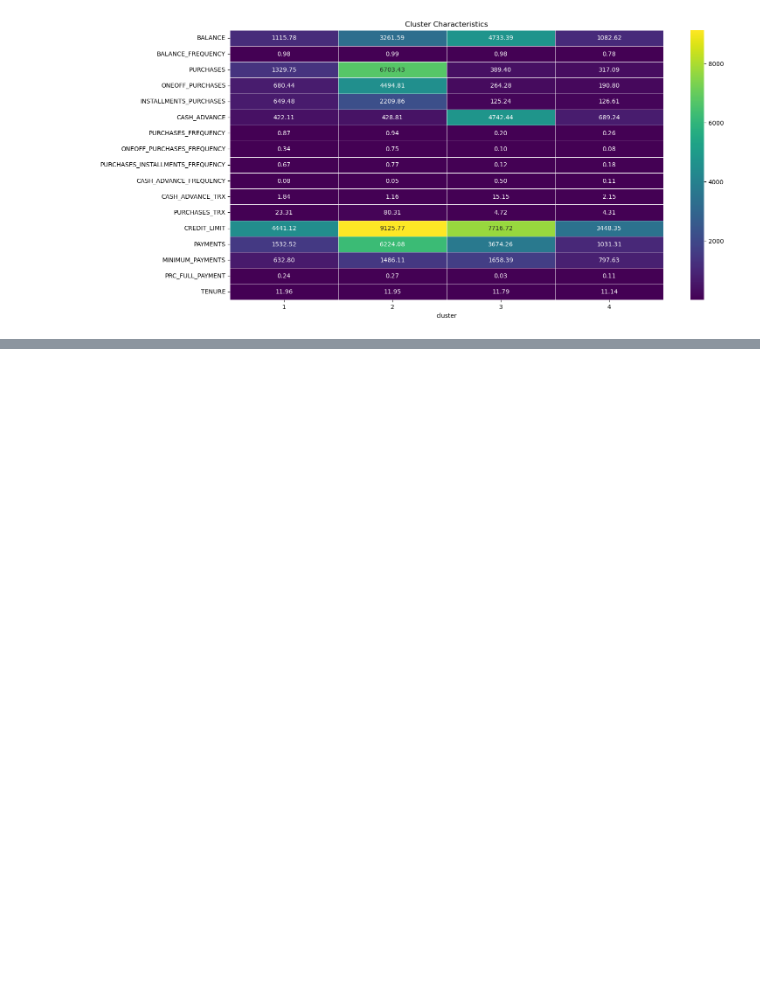
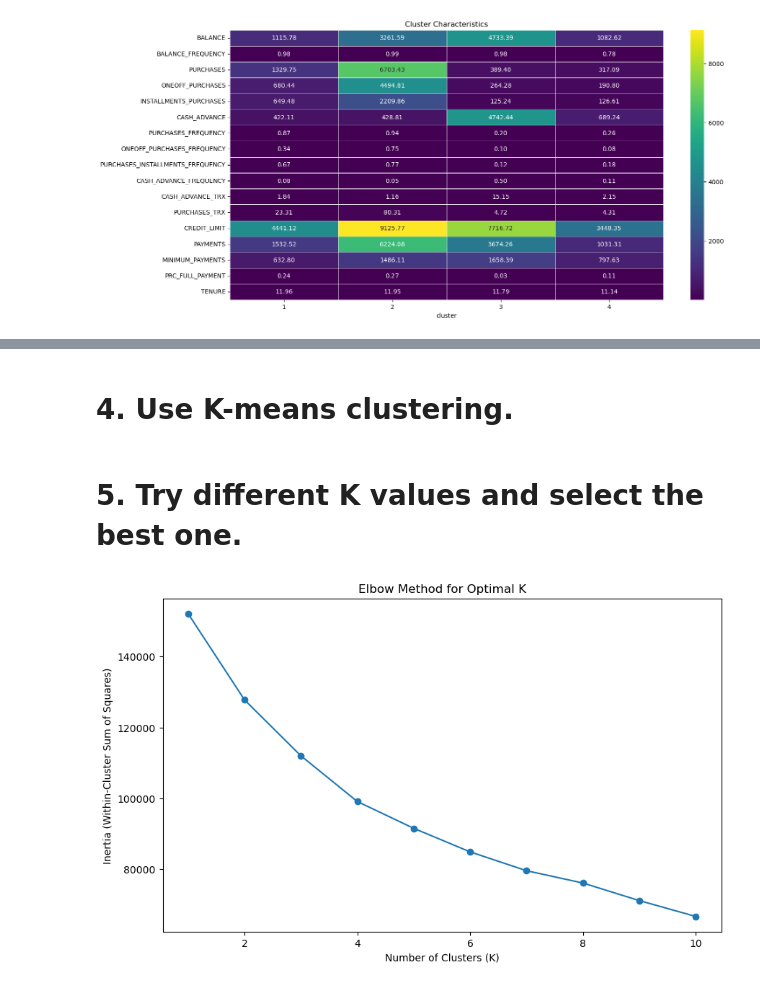
Before and after one commit to Th3Herm1t/GoMyCode, a Jupyter notebook: Checkpoint 9.1.ipynb, the cells around one changed output, grey strips where cells are left out. Saved outputs shown, nothing was run; the diff lists cells and outputs as text; code cells hidden in the pictures; blank space fills up the shorter version.

```diff
--- a/Checkpoint 9.1.ipynb
+++ b/Checkpoint 9.1.ipynb
@@ -81,0 +109,25 @@ plt.show()
+# %% [markdown]
+# 4. Use K-means clustering.
+# %%
+num_clusters = 4
+kmeans = KMeans(n_clusters=num_clusters, random_state=42)
+data['kmeans_cluster'] = kmeans.fit_predict(scaled_data)
+# %% [markdown]
+# 5. Try different K values and select the best one.
+# %%
+inertia_values = []
+k_values = range(1, 11)
+
+for k in k_values:
+    kmeans = KMeans(n_clusters=k, random_state=42)
+    kmeans.fit(scaled_data)
+    inertia_values.append(kmeans.inertia_)
+
+plt.figure(figsize=(10, 6))
+plt.plot(k_values, inertia_values, marker='o')
+plt.title('Elbow Method for Optimal K')
+plt.xlabel('Number of Clusters (K)')
+plt.ylabel('Inertia (Within-Cluster Sum of Squares)')
+plt.show()
+# %% [output]
+[figure, added]
```
Also changed, not shown: parts of 11 cells of this notebook.
